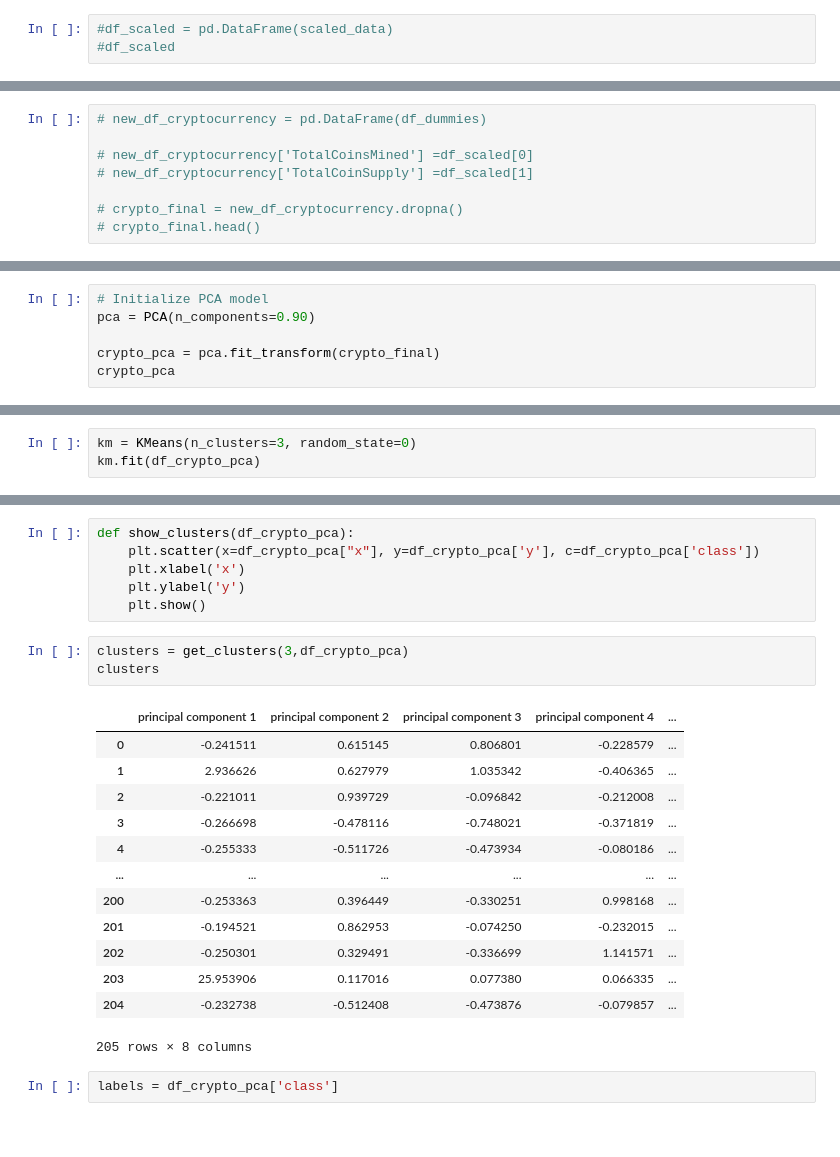
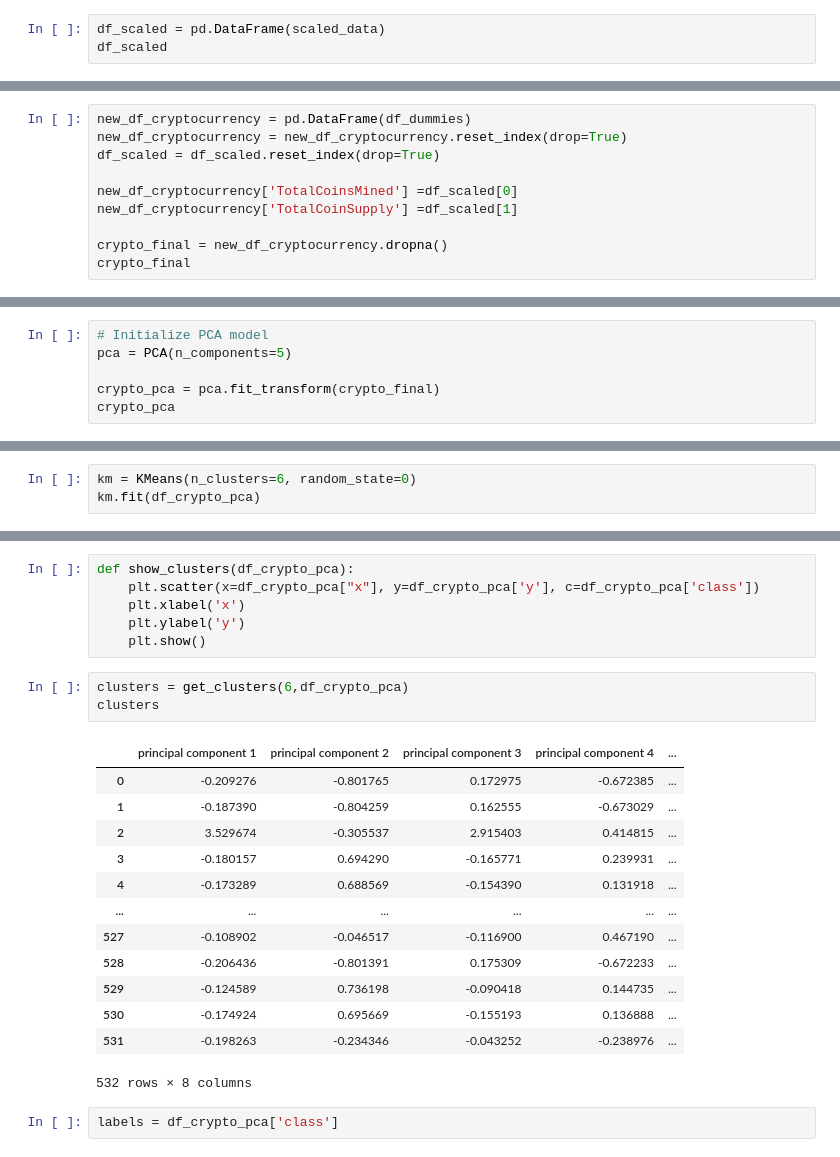
Before and after one commit to DasaSimo/Cryptocurrency-Clusters, a Jupyter notebook: crypto_clusters.ipynb, the cells around one changed output, grey strips where cells are left out. Cells and saved outputs as stored; diff of their text form.

```diff
--- a/crypto_clusters.ipynb
+++ b/crypto_clusters.ipynb
@@ -136,3 +128,3 @@ crypto_final.head()
 # %%
-#df_scaled = pd.DataFrame(scaled_data)
-#df_scaled
+df_scaled = pd.DataFrame(scaled_data)
+df_scaled
@@ -139,8 +145,10 @@ crypto_final.head()
 # %%
-# new_df_cryptocurrency = pd.DataFrame(df_dummies)
+new_df_cryptocurrency = pd.DataFrame(df_dummies)
+new_df_cryptocurrency = new_df_cryptocurrency.reset_index(drop=True)
+df_scaled = df_scaled.reset_index(drop=True)
 
-# new_df_cryptocurrency['TotalCoinsMined'] =df_scaled[0]
-# new_df_cryptocurrency['TotalCoinSupply'] =df_scaled[1]
+new_df_cryptocurrency['TotalCoinsMined'] =df_scaled[0]
+new_df_cryptocurrency['TotalCoinSupply'] =df_scaled[1]
 
-# crypto_final = new_df_cryptocurrency.dropna()
-# crypto_final.head()
+crypto_final = new_df_cryptocurrency.dropna()
+crypto_final
@@ -152,7 +174,7 @@ crypto_final.head()
 Creating dummy variables above dramatically increased the number of features in our dataset. We performed dimensionality reduction using PCA Model. To preserve 90% of the explained variance in dimensionality reduction we used PCA(n_components = 0.90).
 # %%
 # Initialize PCA model
-pca = PCA(n_components=0.90)
+pca = PCA(n_components=5)
 
 crypto_pca = pca.fit_transform(crypto_final)
 crypto_pca
@@ -292,4 +314,4 @@ df_elbow
 # %%
-km = KMeans(n_clusters=3, random_state=0)
+km = KMeans(n_clusters=6, random_state=0)
 km.fit(df_crypto_pca)
 # %% [output]
@@ -329,22 +360,22 @@ def show_clusters(df_crypto_pca):
     plt.ylabel('y')
     plt.show()
 # %%
-clusters = get_clusters(3,df_crypto_pca)
+clusters = get_clusters(6,df_crypto_pca)
 clusters
 # %% [output]
 |  | principal component 1 | principal component 2 | principal component 3 | principal component 4 | ... |
-| 0 | -0.241511 | 0.615145 | 0.806801 | -0.228579 | ... |
-| 1 | 2.936626 | 0.627979 | 1.035342 | -0.406365 | ... |
-| 2 | -0.221011 | 0.939729 | -0.096842 | -0.212008 | ... |
-| 3 | -0.266698 | -0.478116 | -0.748021 | -0.371819 | ... |
-| 4 | -0.255333 | -0.511726 | -0.473934 | -0.080186 | ... |
+| 0 | -0.209276 | -0.801765 | 0.172975 | -0.672385 | ... |
+| 1 | -0.187390 | -0.804259 | 0.162555 | -0.673029 | ... |
+| 2 | 3.529674 | -0.305537 | 2.915403 | 0.414815 | ... |
+| 3 | -0.180157 | 0.694290 | -0.165771 | 0.239931 | ... |
+| 4 | -0.173289 | 0.688569 | -0.154390 | 0.131918 | ... |
 | ... | ... | ... | ... | ... | ... |
-| 200 | -0.253363 | 0.396449 | -0.330251 | 0.998168 | ... |
-| 201 | -0.194521 | 0.862953 | -0.074250 | -0.232015 | ... |
-| 202 | -0.250301 | 0.329491 | -0.336699 | 1.141571 | ... |
-| 203 | 25.953906 | 0.117016 | 0.077380 | 0.066335 | ... |
-| 204 | -0.232738 | -0.512408 | -0.473876 | -0.079857 | ... |
+| 527 | -0.108902 | -0.046517 | -0.116900 | 0.467190 | ... |
+| 528 | -0.206436 | -0.801391 | 0.175309 | -0.672233 | ... |
+| 529 | -0.124589 | 0.736198 | -0.090418 | 0.144735 | ... |
+| 530 | -0.174924 | 0.695669 | -0.155193 | 0.136888 | ... |
+| 531 | -0.198263 | -0.234346 | -0.043252 | -0.238976 | ... |
-205 rows × 8 columns
+532 rows × 8 columns
 # %%
 labels = df_crypto_pca['class']
 # %%
```
Also changed, not shown: parts of 18 cells of this notebook.
